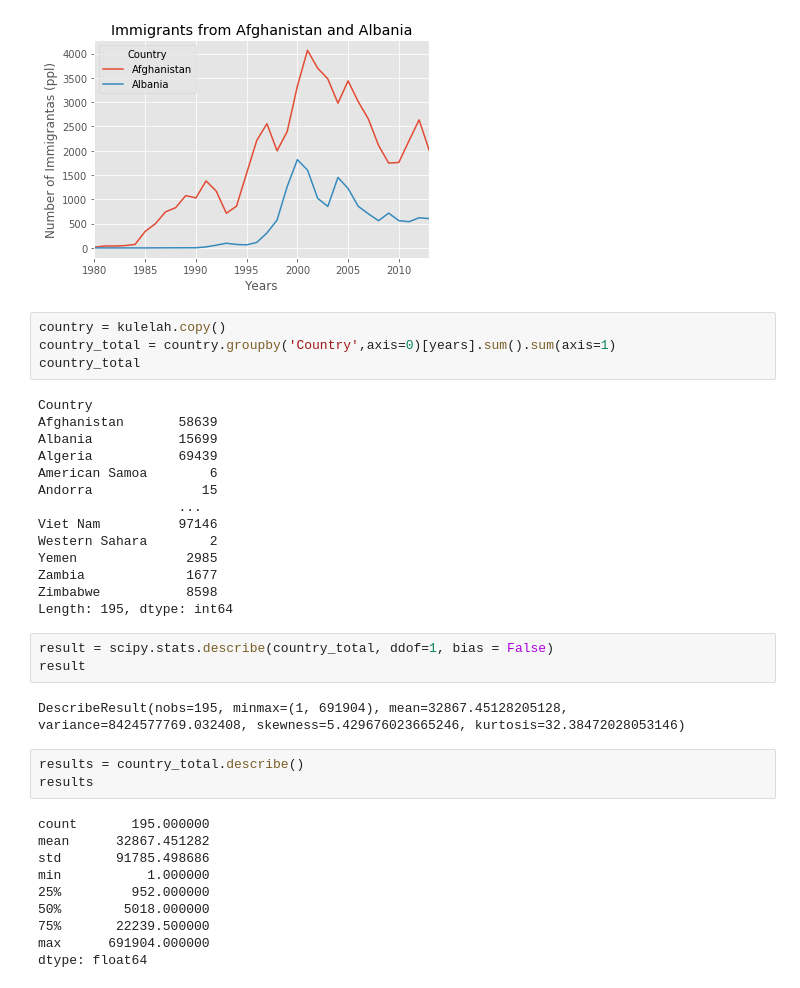
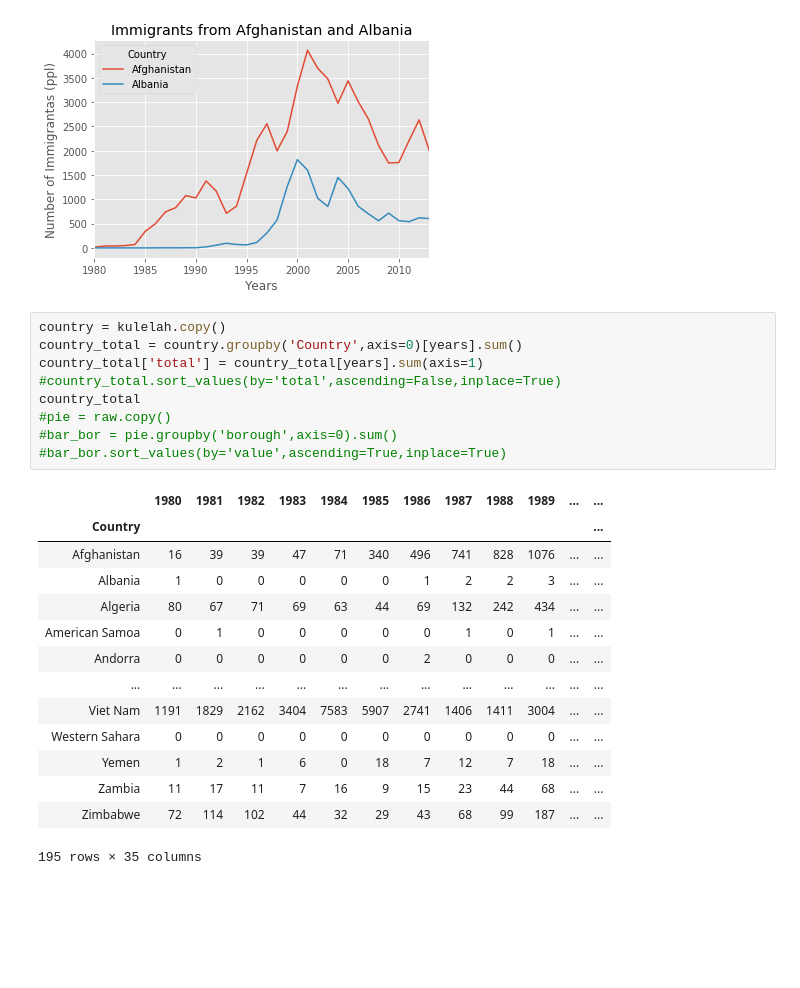
Before and after one commit to pHeesari/Recovery_H8_050, a Jupyter notebook: Statistics_ML.ipynb, the cells around one changed output. Drawn from its saved outputs; the diff is of its cells as text; blank space fills up the shorter version.

```diff
--- a/Statistics_ML.ipynb
+++ b/Statistics_ML.ipynb
@@ -93,37 +93,25 @@ plt.show()
 [figure]
 # %%
 country = kulelah.copy()
-country_total = country.groupby('Country',axis=0)[years].sum().sum(axis=1)
+country_total = country.groupby('Country',axis=0)[years].sum()
+country_total['total'] = country_total[years].sum(axis=1)
+#country_total.sort_values(by='total',ascending=False,inplace=True)
 country_total
+#pie = raw.copy()
+#bar_bor = pie.groupby('borough',axis=0).sum()
+#bar_bor.sort_values(by='value',ascending=True,inplace=True)
 # %% [output]
+|  | 1980 | 1981 | 1982 | 1983 | 1984 | 1985 | 1986 | 1987 | 1988 | 1989 | ... | ... |
+| Country |  |  |  |  |  |  |  |  |  |  |  | ... |
+| Afghanistan | 16 | 39 | 39 | 47 | 71 | 340 | 496 | 741 | 828 | 1076 | ... | ... |
+| Albania | 1 | 0 | 0 | 0 | 0 | 0 | 1 | 2 | 2 | 3 | ... | ... |
+| Algeria | 80 | 67 | 71 | 69 | 63 | 44 | 69 | 132 | 242 | 434 | ... | ... |
+| American Samoa | 0 | 1 | 0 | 0 | 0 | 0 | 0 | 1 | 0 | 1 | ... | ... |
+| Andorra | 0 | 0 | 0 | 0 | 0 | 0 | 2 | 0 | 0 | 0 | ... | ... |
+| ... | ... | ... | ... | ... | ... | ... | ... | ... | ... | ... | ... | ... |
+| Viet Nam | 1191 | 1829 | 2162 | 3404 | 7583 | 5907 | 2741 | 1406 | 1411 | 3004 | ... | ... |
+| Western Sahara | 0 | 0 | 0 | 0 | 0 | 0 | 0 | 0 | 0 | 0 | ... | ... |
+| Yemen | 1 | 2 | 1 | 6 | 0 | 18 | 7 | 12 | 7 | 18 | ... | ... |
+| Zambia | 11 | 17 | 11 | 7 | 16 | 9 | 15 | 23 | 44 | 68 | ... | ... |
+| Zimbabwe | 72 | 114 | 102 | 44 | 32 | 29 | 43 | 68 | 99 | 187 | ... | ... |
-Country
-Afghanistan       58639
-Albania           15699
-Algeria           69439
-American Samoa        6
-Andorra              15
-                  ...
-Viet Nam          97146
-Western Sahara        2
-Yemen              2985
-Zambia             1677
-Zimbabwe           8598
-Length: 195, dtype: int64
+195 rows × 35 columns
-# %%
-result = scipy.stats.describe(country_total, ddof=1, bias = False)
-result
-# %% [output]
-DescribeResult(nobs=195, minmax=(1, 691904), mean=32867.45128205128, variance=8424577769.032408, skewness=5.429676023665246, kurtosis=32.38472028053146)
-# %%
-results = country_total.describe()
-results
-# %% [output]
-count       195.000000
-mean      32867.451282
-std       91785.498686
-min           1.000000
-25%         952.000000
-50%        5018.000000
-75%       22239.500000
-max      691904.000000
-dtype: float64
```
Also changed, not shown: parts of 7 cells of this notebook.
